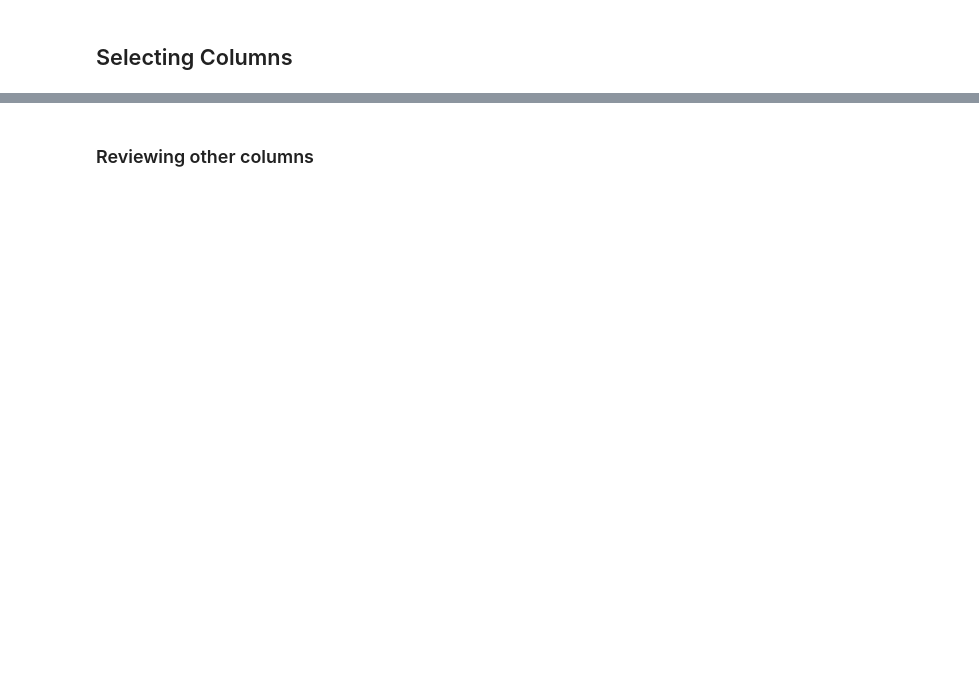
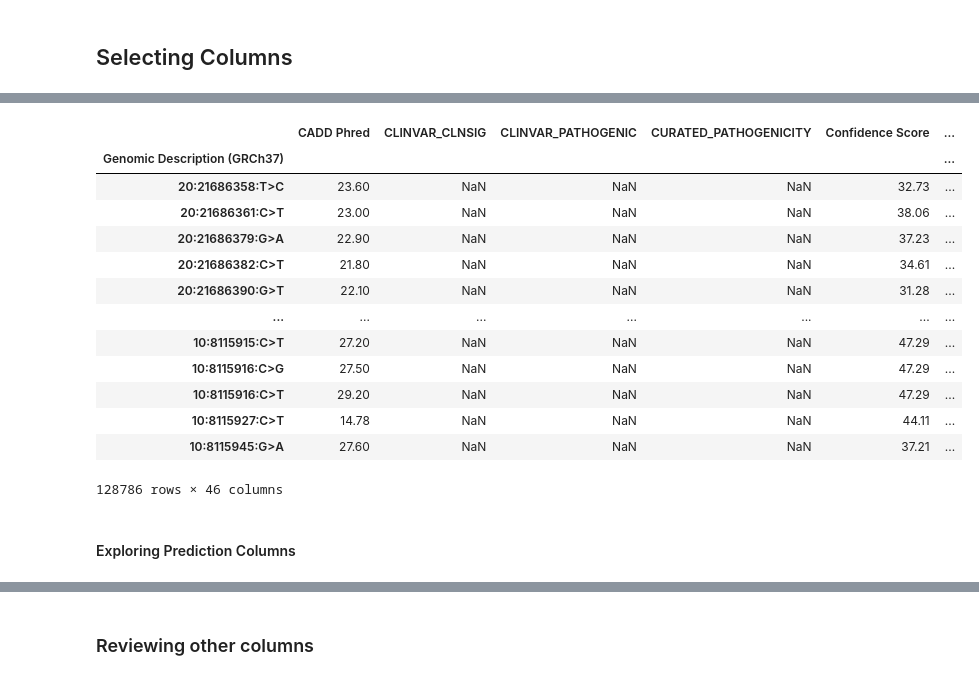
Before and after one commit to seanrobryan/ML-Variant-Classification, a Jupyter notebook: model_building.ipynb, the cells around one changed output, grey strips where cells are left out. Cells and saved outputs as stored; diff of their text form; code cells hidden in the pictures; blank space fills up the shorter version.

```diff
--- a/model_building.ipynb
+++ b/model_building.ipynb
@@ -75,3 +91,0 @@ df
-# %%
-df = df.loc[df.TYPE != 'MNV', :]
-df
@@ -434,0 +179,20 @@ dbnsfp_cols
+# %%
+working_df = df[kept_features_list]
+working_df
+# %% [output]
+|  | CADD Phred | CLINVAR_CLNSIG | CLINVAR_PATHOGENIC | CURATED_PATHOGENICITY | Confidence Score | ... |
+| Genomic Description (GRCh37) |  |  |  |  |  | ... |
+| 20:21686358:T>C | 23.60 | NaN | NaN | NaN | 32.73 | ... |
+| 20:21686361:C>T | 23.00 | NaN | NaN | NaN | 38.06 | ... |
+| 20:21686379:G>A | 22.90 | NaN | NaN | NaN | 37.23 | ... |
+| 20:21686382:C>T | 21.80 | NaN | NaN | NaN | 34.61 | ... |
+| 20:21686390:G>T | 22.10 | NaN | NaN | NaN | 31.28 | ... |
+| ... | ... | ... | ... | ... | ... | ... |
+| 10:8115915:C>T | 27.20 | NaN | NaN | NaN | 47.29 | ... |
+| 10:8115916:C>G | 27.50 | NaN | NaN | NaN | 47.29 | ... |
+| 10:8115916:C>T | 29.20 | NaN | NaN | NaN | 47.29 | ... |
+| 10:8115927:C>T | 14.78 | NaN | NaN | NaN | 44.11 | ... |
+| 10:8115945:G>A | 27.60 | NaN | NaN | NaN | 37.21 | ... |
+128786 rows × 46 columns
+# %% [markdown]
+#### Exploring Prediction Columns
```
Also changed, not shown: parts of 118 cells of this notebook, 1 other file.
